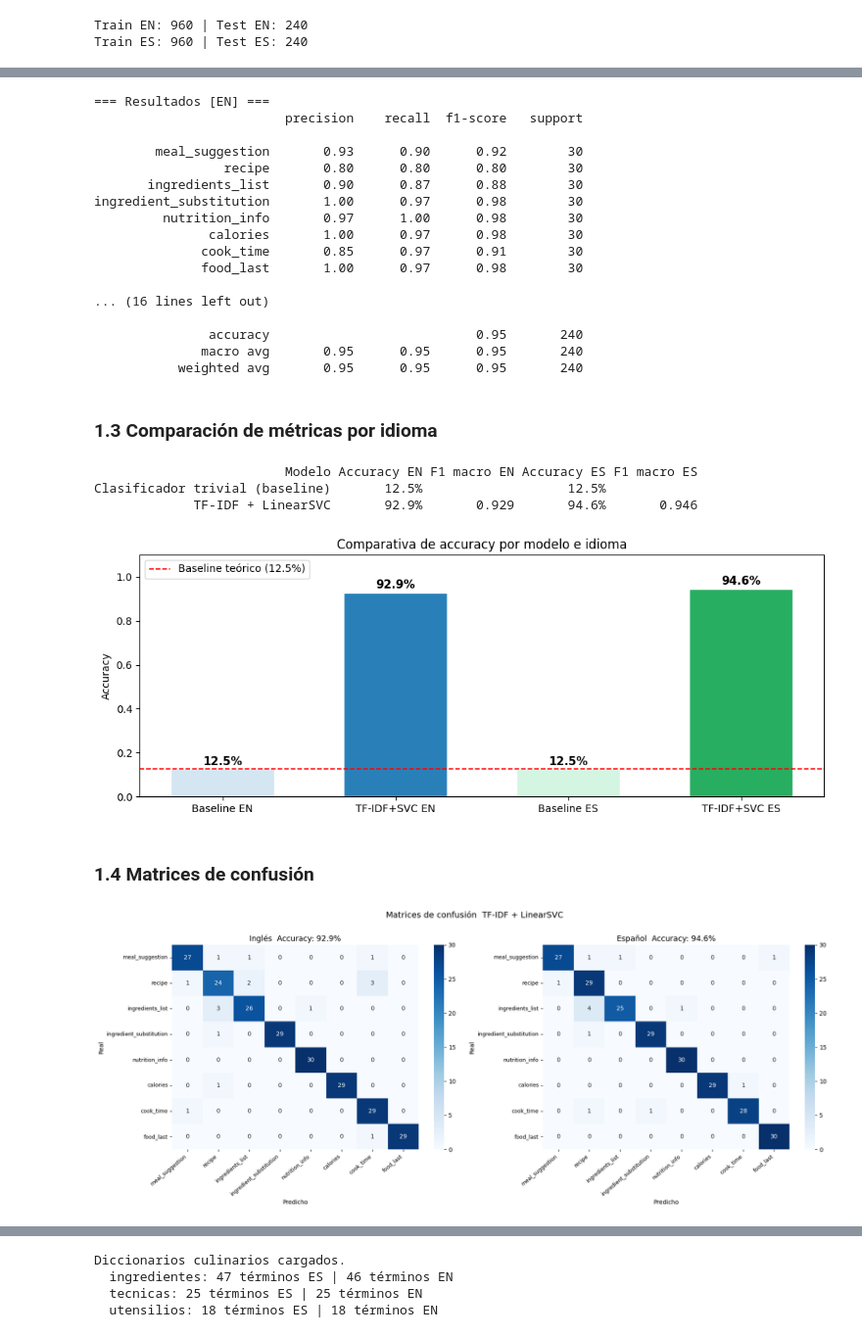
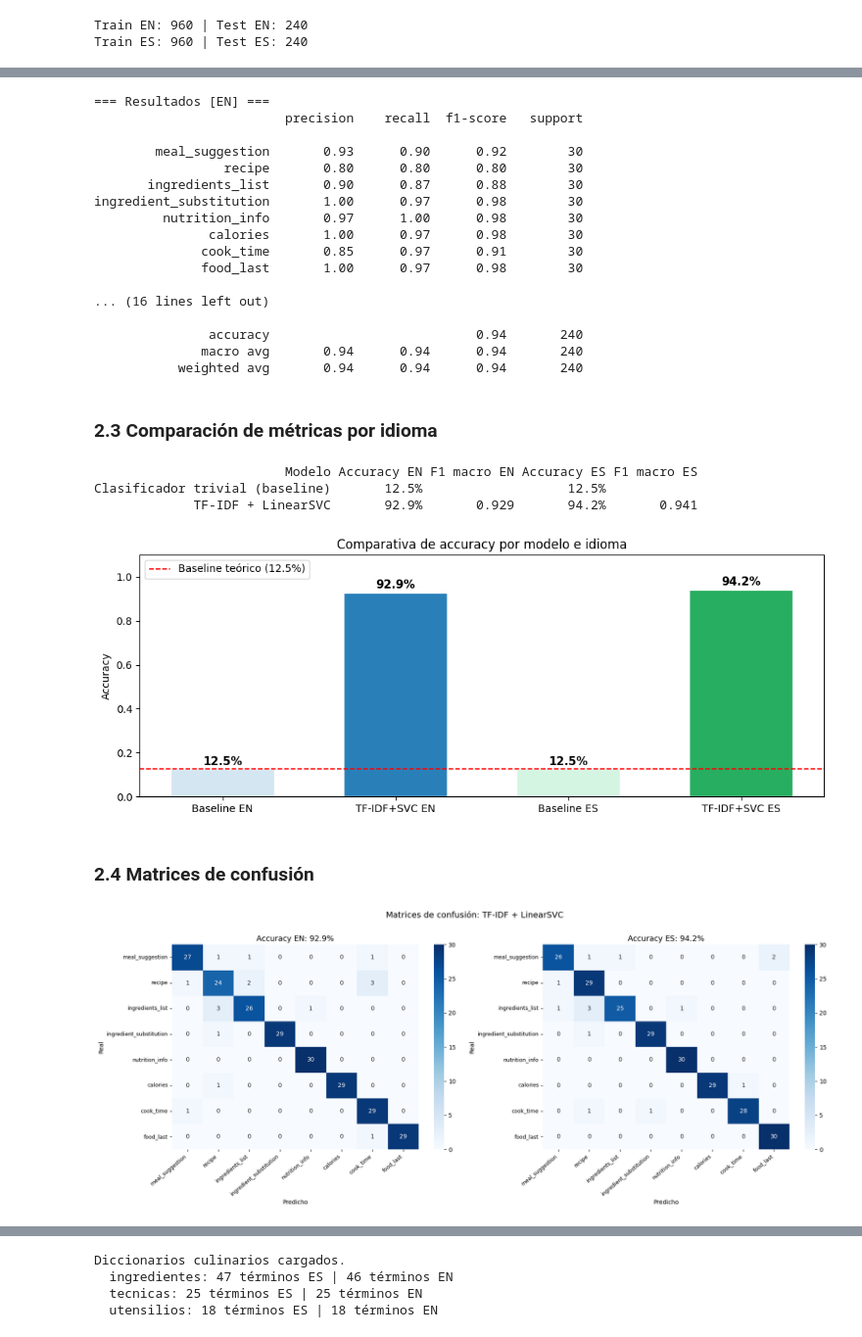
Before and after one commit to antoniommff/pln-faq-assistant, a Jupyter notebook: PoC_PLN.ipynb, the cells around one changed output, grey strips where cells are left out. Shown at 98% size. Saved outputs shown, nothing was run; the diff lists cells and outputs as text; code cells hidden in the pictures.

```diff
--- a/PoC_PLN.ipynb
+++ b/PoC_PLN.ipynb
@@ -62,9 +80,14 @@ data_train_es = pd.read_csv('data/clean_data_train_es.csv')
 data_test_es  = pd.read_csv('data/clean_data_test_es.csv')
 
 INTENT_MAPPING = {
-    'meal_suggestion': 1, 'recipe': 2, 'ingredients_list': 3,
-    'ingredient_substitution': 4, 'nutrition_info': 5,
-    'calories': 6, 'cook_time': 7, 'food_last': 8,
+    'meal_suggestion': 1,
+    'recipe': 2,
+    'ingredients_list': 3,
+    'ingredient_substitution': 4,
+    'nutrition_info': 5,
+    'calories': 6,
+    'cook_time': 7,
+    'food_last': 8,
 }
 REV_INTENT = {v: k for k, v in INTENT_MAPPING.items()}
 
@@ -128,7 +187,7 @@ def entrenar_evaluar(train_df, test_df, lang_label):
 
     print(f'\n=== Resultados [{lang_label}] ===')
     print(classification_report(y_test, y_pred,
-                                 labels=clases, target_names=nombres_clases))
+                                labels=clases, target_names=nombres_clases))
     return vectorizer, model, y_test, y_pred
 
 vectorizer_en, model_en, y_test_en, y_pred_en = entrenar_evaluar(
@@ -150,11 +209,11 @@ ingredient_substitution       1.00      0.97      0.98        30
 
 ... (16 lines left out)
 
-               accuracy                           0.95       240
-              macro avg       0.95      0.95      0.95       240
-           weighted avg       0.95      0.95      0.95       240
+               accuracy                           0.94       240
+              macro avg       0.94      0.94      0.94       240
+           weighted avg       0.94      0.94      0.94       240
 # %% [markdown]
-### 1.3 Comparación de métricas por idioma
+### 2.3 Comparación de métricas por idioma
 # %%
 acc_en = accuracy_score(y_test_en, y_pred_en)
 acc_es = accuracy_score(y_test_es, y_pred_es)
@@ -170,6 +229,7 @@ df_metricas = pd.DataFrame([
      'Accuracy ES': f'{acc_es:.1%}', 'F1 macro ES': f'{f1_es:.3f}'},
 ])
 print(df_metricas.to_string(index=False))
+print()
 
 # Gráfico de barras comparativo
 fig, ax = plt.subplots(figsize=(10, 4))
@@ -190,34 +250,34 @@ plt.show()
 # %% [output]
                          Modelo Accuracy EN F1 macro EN Accuracy ES F1 macro ES
 Clasificador trivial (baseline)       12.5%                   12.5%
-             TF-IDF + LinearSVC       92.9%       0.929       94.6%       0.946
+             TF-IDF + LinearSVC       92.9%       0.929       94.2%       0.941
 [figure]
 # %% [markdown]
-### 1.4 Matrices de confusión
+### 2.4 Matrices de confusión
 # %%
 from sklearn.metrics import confusion_matrix
 
 fig, axes = plt.subplots(1, 2, figsize=(18, 7))
 intent_labels = [REV_INTENT[i] for i in sorted(y_test_en.unique())]
 
 for ax, (y_true, y_pred, titulo) in zip(axes, [
-    (y_test_en, y_pred_en, f'Inglés  Accuracy: {acc_en:.1%}'),
-    (y_test_es, y_pred_es, f'Español  Accuracy: {acc_es:.1%}'),
+    (y_test_en, y_pred_en, f'Accuracy EN: {acc_en:.1%}'),
+    (y_test_es, y_pred_es, f'Accuracy ES: {acc_es:.1%}'),
 ]):
     cm = confusion_matrix(y_true, y_pred, labels=sorted(y_true.unique()))
     sns.heatmap(
         cm, annot=True, fmt='d', ax=ax, cmap='Blues',
         xticklabels=intent_labels, yticklabels=intent_labels
     )
     ax.set_title(titulo, fontsize=13)
     ax.set_xlabel('Predicho')
     ax.set_ylabel('Real')
     plt.setp(ax.get_xticklabels(), rotation=40, ha='right', fontsize=9)
     plt.setp(ax.get_yticklabels(), fontsize=9)
 
-plt.suptitle('Matrices de confusión  TF-IDF + LinearSVC', fontsize=14, y=1.01)
+plt.suptitle('Matrices de confusión: TF-IDF + LinearSVC', fontsize=14, y=1.01)
 plt.tight_layout()
 plt.show()
 # %% [output]
-[figure, old version]
+[figure, new version]
 # %% [markdown]
```
Also changed, not shown: parts of 31 cells of this notebook, 8 other files.
